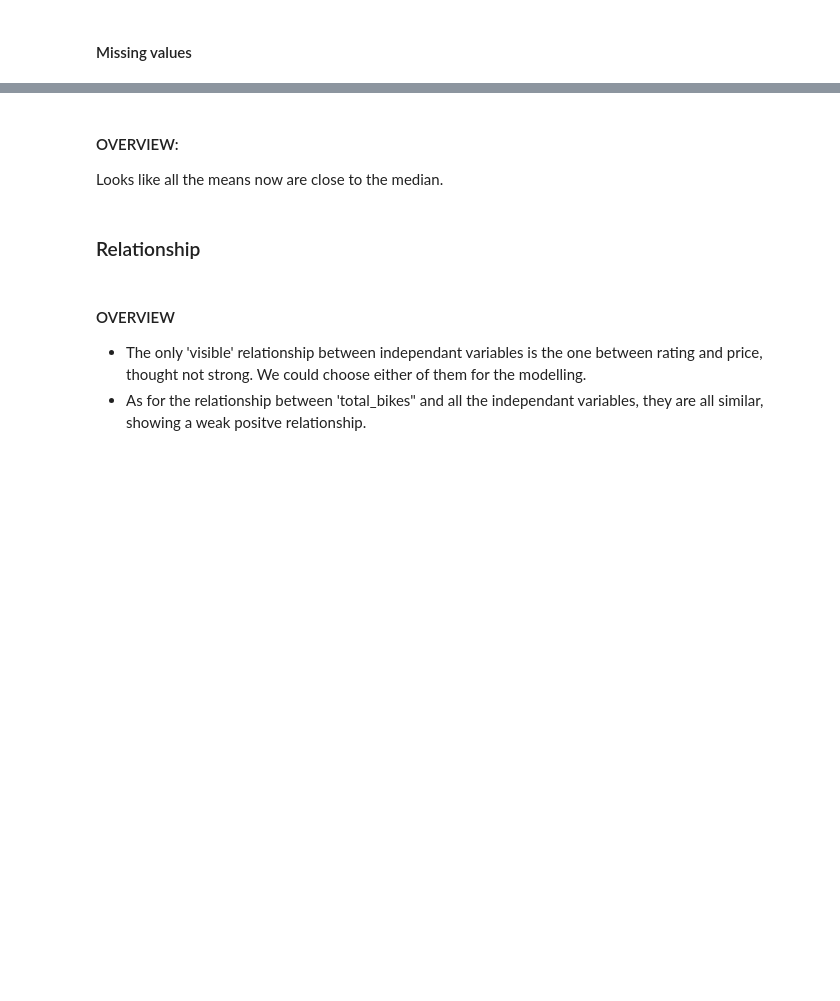
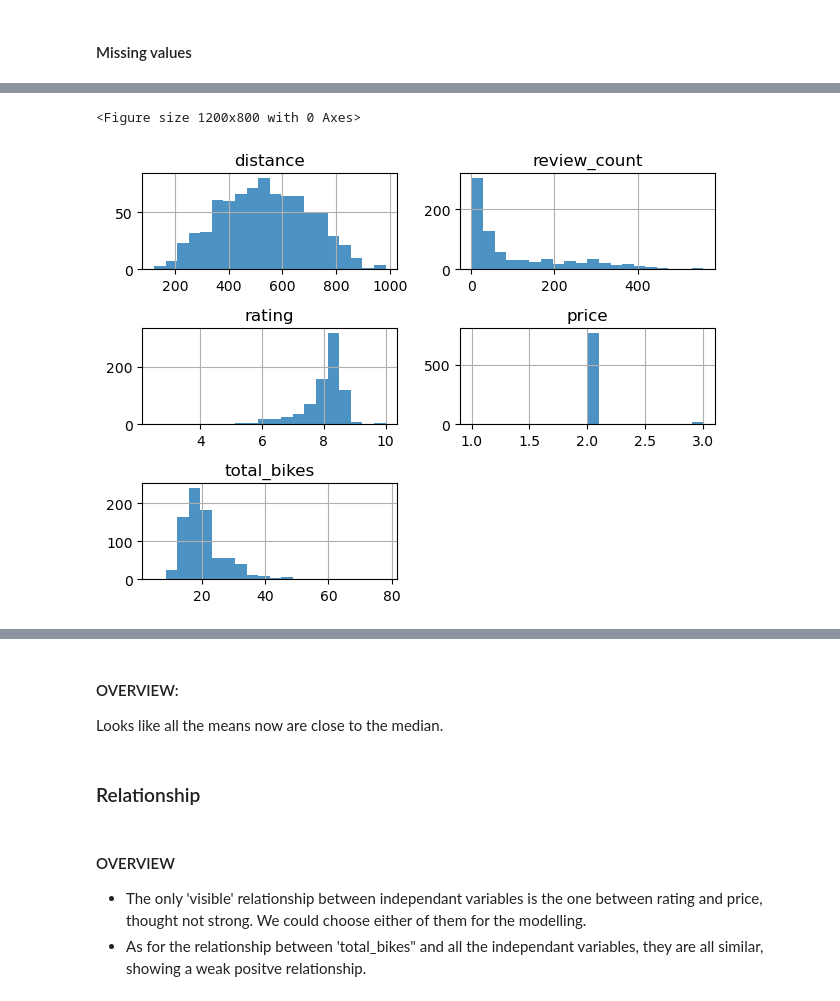
Before and after one commit to Christian-Leclerc/Python-Project-1, a Jupyter notebook: notebooks/joining_data.ipynb, the cells around one changed output, grey strips where cells are left out. Saved outputs shown, nothing was run; the diff lists cells and outputs as text; code cells hidden in the pictures; blank space fills up the shorter version.

Commit message:
Update: version_v2_03091125
Recreate joining_data

```diff
--- a/notebooks/joining_data.ipynb
+++ b/notebooks/joining_data.ipynb
@@ -350,0 +285,35 @@ plt.tight_layout()
+# %%
+# Grouping the POIs per station with their characteristics
+
+# Yelp only
+
+yelp_agg_dict = {
+    'distance': 'mean',
+    'review_count': 'mean',
+    'rating': 'mean',
+    'price': custom_mode
+}
+
+grouped_yelp = (
+    combined_df[combined_df['api_name'] == 'Yelp'][['station', 'distance', 'review_count', 'rating', 'price']]
+    .groupby('station')
+    .agg(yelp_agg_dict)
+    .sort_values('station')
+)
+# Both API
+
+combined_agg_dict = {
+    'distance': 'mean',
+    'review_count': 'mean',
+    'rating': 'mean',
+    'popularity': 'mean',
+    'price': custom_mode
+}
+
+# Use groupby and agg with the defined aggregation functions
+grouped_df = (
+    combined_df[['station', 'distance', 'review_count', 'rating', 'popularity', 'price']]
+    .groupby('station')
+    .agg(combined_agg_dict)
+    .sort_values('station')
+)
@@ -350,0 +330,4 @@ plt.tight_layout()
+# %%
+# Merge with stations
+merged_yelp = pd.merge(stations, grouped_yelp, on='station')
+merged_df = pd.merge(stations, grouped_df, on='station')
@@ -350,0 +380,8 @@ plt.tight_layout()
+# %%
+# Histogram of each variables (filtered data)
+plt.figure(figsize=(12, 8))
+merged_yelp[['distance', 'review_count', 'rating', 'price', 'total_bikes']].hist(bins=20, alpha=0.8)
+plt.tight_layout()
+# %% [output]
+<Figure size 1200x800 with 0 Axes>
+[figure, added]
```
Also changed, not shown: parts of 54 cells of this notebook, 4 other files.
